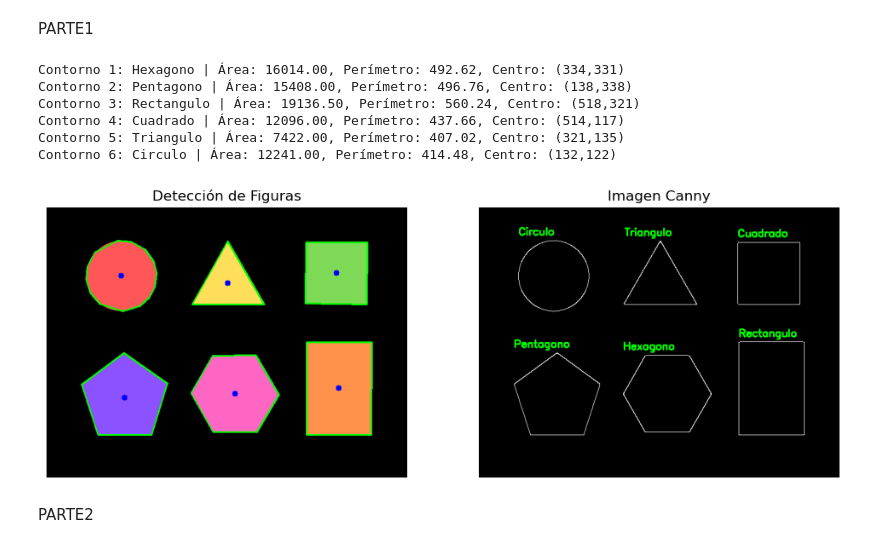
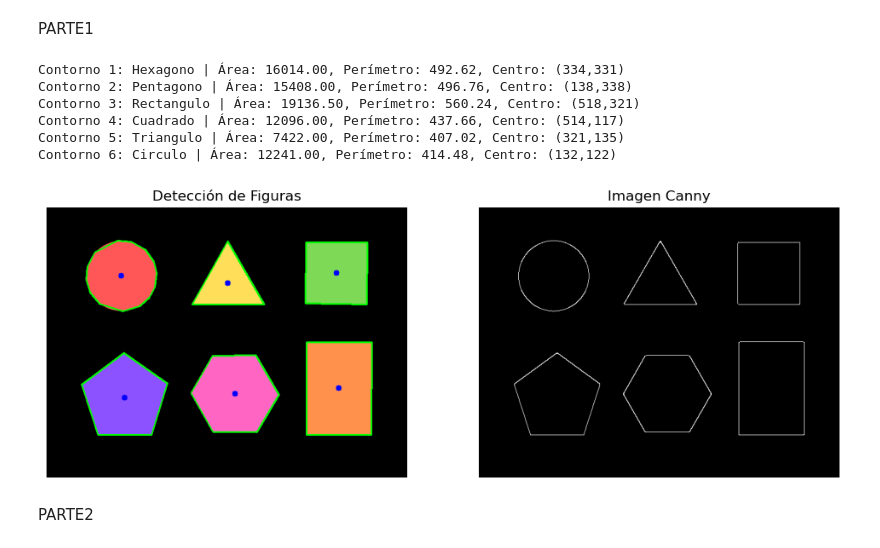
Before and after one commit to TroncosoUmacena12/PDI, a Jupyter notebook: momentoPractica.ipynb, the cells around one changed output. Cells and saved outputs as stored; diff of their text form; code cells hidden in the pictures.

```diff
--- a/momentoPractica.ipynb
+++ b/momentoPractica.ipynb
@@ -12,7 +12,7 @@ canny = cv2.Canny(gray, 10, 150)
 canny = cv2.dilate(canny, None, iterations=1)
 canny = cv2.erode(canny, None, iterations=1)
 
-canny_color = cv2.cvtColor(canny, cv2.COLOR_GRAY2BGR)
+#canny_color = cv2.cvtColor(canny, cv2.COLOR_GRAY2BGR)
 
 contorno, _ = cv2.findContours(canny, cv2.RETR_EXTERNAL, cv2.CHAIN_APPROX_SIMPLE)
 
@@ -43,36 +43,37 @@ for i, c in enumerate(contorno):
     elif len(approx) == 5:
         texto = 'Pentagono'
     elif len(approx) == 6:
         texto = 'Hexagono'
     elif len(approx) > 10:
         texto = 'Circulo'
     else:
         texto = 'Poligono'
 
-    cv2.putText(canny_color, texto, (x, y - 10), cv2.FONT_HERSHEY_SIMPLEX, 0.6, (0, 255, 0), 2)
+    #cv2.putText(canny_color, texto, (x, y - 10), cv2.FONT_HERSHEY_SIMPLEX, 0.6, (0, 255, 0), 2)
     print(f'Contorno {i+1}: {texto} | Área: {area:.2f}, Perímetro: {perimetro:.2f}, Centro: ({cx},{cy})')
 
 plt.figure(figsize=(12, 6))
 
 plt.subplot(1, 2, 1)
 plt.imshow(cv2.cvtColor(image, cv2.COLOR_BGR2RGB))
 plt.title('Detección de Figuras')
 plt.axis('off')
 
 plt.subplot(1, 2, 2)
-plt.imshow(cv2.cvtColor(canny_color, cv2.COLOR_BGR2RGB))
+#plt.imshow(cv2.cvtColor(canny_color, cv2.COLOR_BGR2RGB))
+plt.imshow(canny, cmap='gray')
 plt.title('Imagen Canny')
 plt.axis('off')
 
 plt.show()
 # %% [output]
 Contorno 1: Hexagono | Área: 16014.00, Perímetro: 492.62, Centro: (334,331)
 Contorno 2: Pentagono | Área: 15408.00, Perímetro: 496.76, Centro: (138,338)
 Contorno 3: Rectangulo | Área: 19136.50, Perímetro: 560.24, Centro: (518,321)
 Contorno 4: Cuadrado | Área: 12096.00, Perímetro: 437.66, Centro: (514,117)
 Contorno 5: Triangulo | Área: 7422.00, Perímetro: 407.02, Centro: (321,135)
 Contorno 6: Circulo | Área: 12241.00, Perímetro: 414.48, Centro: (132,122)
-[figure, old version]
+[figure, new version]
 # %% [markdown]
 PARTE2
 # %%
```
Also changed, not shown: parts of 1 cell of this notebook.
